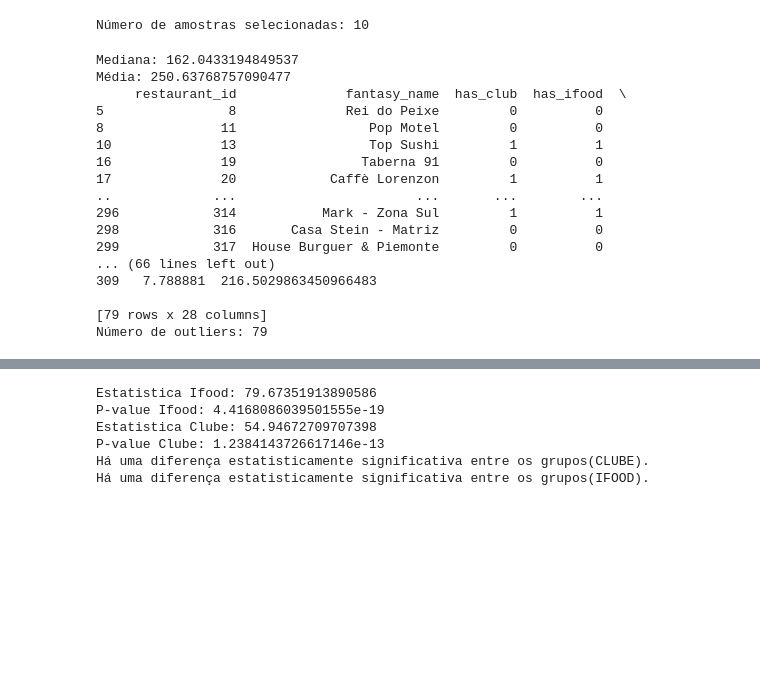
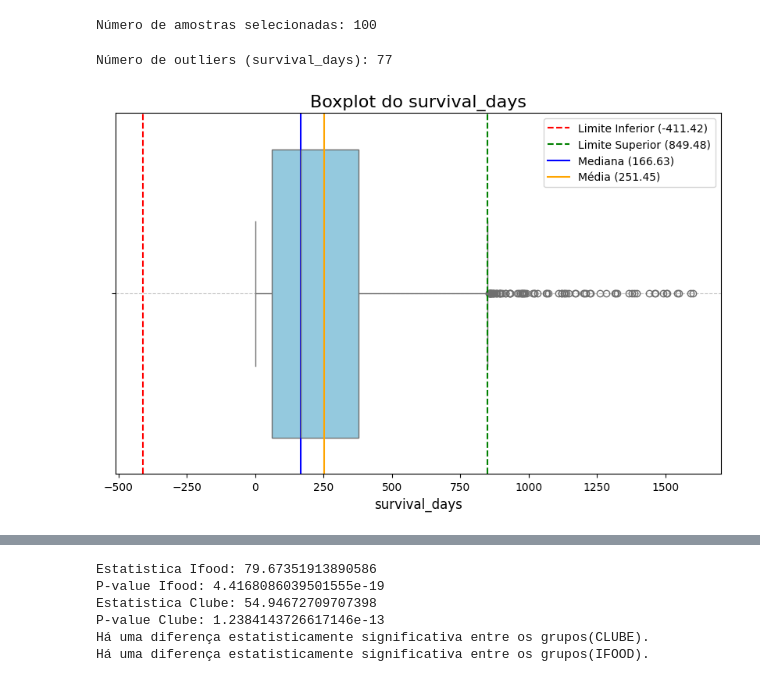
Before and after one commit to MRWhub/churn-prediction-RSF, a Jupyter notebook: RandomSurvivalForrest.ipynb, the cells around one changed output, grey strips where cells are left out. Saved outputs shown, nothing was run; the diff lists cells and outputs as text; code cells hidden in the pictures; blank space fills up the shorter version.

```diff
--- a/RandomSurvivalForrest.ipynb
+++ b/RandomSurvivalForrest.ipynb
@@ -42,7 +42,7 @@ Index(['restaurant_id', 'fantasy_name', 'has_club', 'has_ifood',
 restaurantes_nao_deletados = final_df[final_df['is_deleted'] == 0]
 
 # Selecionar 200 amostras aleatórias
-amostras_selecionadas = restaurantes_nao_deletados.sample(n=10, random_state=54)
+amostras_selecionadas = restaurantes_nao_deletados.sample(n=100, random_state=54)
 
 # Salvar essas amostras em um CSV, se necessário
 amostras_selecionadas.to_csv('amostras_teste.csv', index=False)
@@ -51,42 +51,45 @@ print(f"Número de amostras selecionadas: {len(amostras_selecionadas)}")
 
 final_df = final_df.drop(amostras_selecionadas.index)
 # %% [output]
-Número de amostras selecionadas: 10
+Número de amostras selecionadas: 100
-# %%
-import numpy as np
-
-q1 = np.percentile(final_df['survival_days'].astype(float), 25)
-q3 = np.percentile(final_df['survival_days'].astype(float), 75)
-iqr = q3 - q1
-
-mediana = np.median(final_df['survival_days'].astype(float))
-media = np.mean(final_df['survival_days'].astype(float))
-limite_inferior = q1 - 1.5 * iqr
-limite_superior = q3 + 1.5 * iqr
-
-outliers = final_df[(final_df['survival_days'].astype(float) < limite_inferior) | (final_df['survival_days'].astype(float) > limite_superior)]
-print(f"Mediana: {mediana}")
-print(f"Média: {media}")
-print(outliers)
-print(f"Número de outliers: {len(outliers)}")
-# %% [output]
-Mediana: 162.0433194849537
-Média: 250.63768757090477
-     restaurant_id              fantasy_name  has_club  has_ifood  \
-5                8              Rei do Peixe         0          0
-8               11                 Pop Motel         0          0
-10              13                 Top Sushi         1          1
-16              19                Taberna 91         0          0
-17              20            Caffè Lorenzon         1          1
-..             ...                       ...       ...        ...
-296            314           Mark - Zona Sul         1          1
-298            316       Casa Stein - Matriz         0          0
-299            317  House Burguer & Piemonte         0          0
-... (66 lines left out)
-309   7.788881  216.5029863450966483
-
-[79 rows x 28 columns]
-Número de outliers: 79
+# %%
+
+
+import matplotlib.pyplot as plt
+import seaborn as sns
+import numpy as np
+
+# Dados de mrr
+survival_days_data = final_df['survival_days'].fillna(0).astype(float)
+
+# Cálculos de estatísticas
+q1 = np.percentile(survival_days_data, 25)
+q3 = np.percentile(survival_days_data, 75)
+iqr = q3 - q1
+limite_inferior = q1 - 1.5 * iqr
+limite_superior = q3 + 1.5 * iqr
+outliers = final_df[(final_df['survival_days'].astype(float) < limite_inferior) | (final_df['survival_days'].astype(float) > limite_superior)]
+
+print(f"Número de outliers (survival_days): {len(outliers)}")
+# Plot do boxplot usando seaborn
+plt.figure(figsize=(10, 6))
+sns.boxplot(x=survival_days_data, color='skyblue')
+
+# Adicionando anotações sobre limites
+plt.axvline(x=limite_inferior, color='red', linestyle='--', label=f"Limite Inferior ({limite_inferior:.2f})")
+plt.axvline(x=limite_superior, color='green', linestyle='--', label=f"Limite Superior ({limite_superior:.2f})")
+plt.axvline(x=np.median(survival_days_data), color='blue', linestyle='-', label=f"Mediana ({np.median(survival_days_data):.2f})")
+plt.axvline(x=np.mean(survival_days_data), color='orange', linestyle='-', label=f"Média ({np.mean(survival_days_data):.2f})")
+
+# Configuração do gráfico
+plt.title("Boxplot do survival_days", fontsize=16)
+plt.xlabel("survival_days", fontsize=12)
+plt.legend()
+plt.grid(axis='y', linestyle='--', alpha=0.7)
+plt.show()
+# %% [output]
+Número de outliers (survival_days): 77
+[figure, added]
 # %%
 
 from datetime import datetime
```
Also changed, not shown: parts of 13 cells of this notebook, 3 other files.
